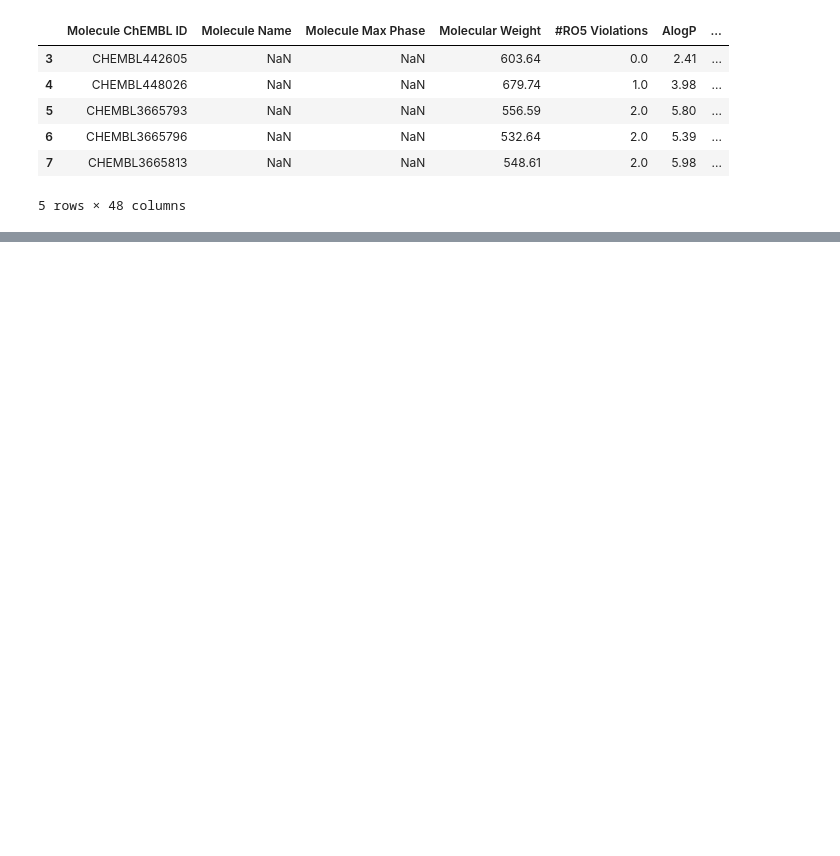
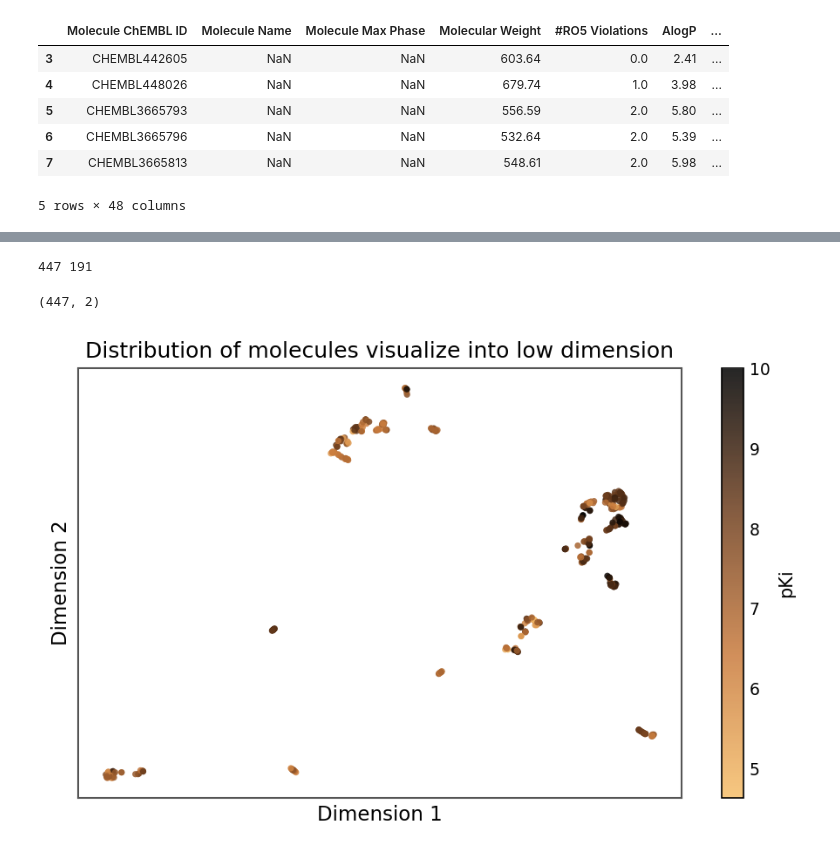
Before and after one commit to Yash-Dhanawate/PharmaGNN-XAI, a Jupyter notebook: XAI.ipynb, the cells around one changed output, grey strips where cells are left out. Saved outputs shown, nothing was run; the diff lists cells and outputs as text; code cells hidden in the pictures; blank space fills up the shorter version.

Commit message:
scaffold split

```diff
--- a/XAI.ipynb
+++ b/XAI.ipynb
@@ -99,0 +238,56 @@ Index(['Molecule ChEMBL ID', 'Molecule Name', 'Molecule Max Phase',
+# %%
+print(len(df[df['scaffold'].isin(train_scaffold)]), len(df[df['scaffold'].isin(test_scaffold)]))
+# %% [output]
+447 191
+# %%
+train_dataset = df[df['scaffold'].isin(train_scaffold)].reset_index(drop=True)
+
+test_dataset = df[df['scaffold'].isin(test_scaffold)].reset_index(drop=True)
+# %%
+# Convert the 'fp' column containing feature vectors into a 2D matrix
+X_fp = np.vstack(train_dataset['fp'].values)
+
+# Create UMAP instance
+umap_model = umap.UMAP(n_components=2, random_state=42)
+
+# Fit and transform
+X_fp_umap = umap_model.fit_transform(X_fp)
+
+print(X_fp_umap.shape)
+
+train_dataset['UMAP_1'] = X_fp_umap[:, 0]
+train_dataset['UMAP_2'] = X_fp_umap[:, 1]
+# %% [output]
+(447, 2)
+# %%
+paper_cmap = LinearSegmentedColormap.from_list("paper_orange_black",
+                                                            [
+                                                                "#F6BE6A",   # light orange
+                                                                "#C97B3D",   # brown-orange
+                                                                "#70401F",   # dark brown
+                                                                "#000000"    # black
+                                                            ])
+
+fig, ax = plt.subplots(figsize=(6, 4), dpi=150)
+scatter = ax.scatter( train_dataset['UMAP_1'], train_dataset['UMAP_2'], c=train_dataset['pIC50'], cmap=paper_cmap, s=12, alpha=0.85, edgecolors='none')
+
+ax.set_xlabel("Dimension 1",fontsize=11)
+ax.set_ylabel("Dimension 2", fontsize=11)
+ax.tick_params(axis='both', which='both', bottom=False, left=False, labelbottom=False, labelleft=False)
+
+# Thin gray border
+for spine in ax.spines.values():
+    spine.set_color("#555555")
+    spine.set_linewidth(1.0)
+
+cbar = plt.colorbar(scatter, ax=ax, fraction=0.046, pad=0.06)
+cbar.set_label("pKi", fontsize=10)
+cbar.ax.tick_params(labelsize=9, length=0)
+cbar.outline.set_linewidth(0.8)
+
+plt.title("Distribution of molecules visualize into low dimension")
+plt.tight_layout()
+# plt.savefig("plots/UMAP_Bioactivity_Projection.png", dpi=300, bbox_inches="tight")
+plt.show()
+# %% [output]
+[figure, added]
```
Also changed, not shown: parts of 8 cells of this notebook, 1 other file.
